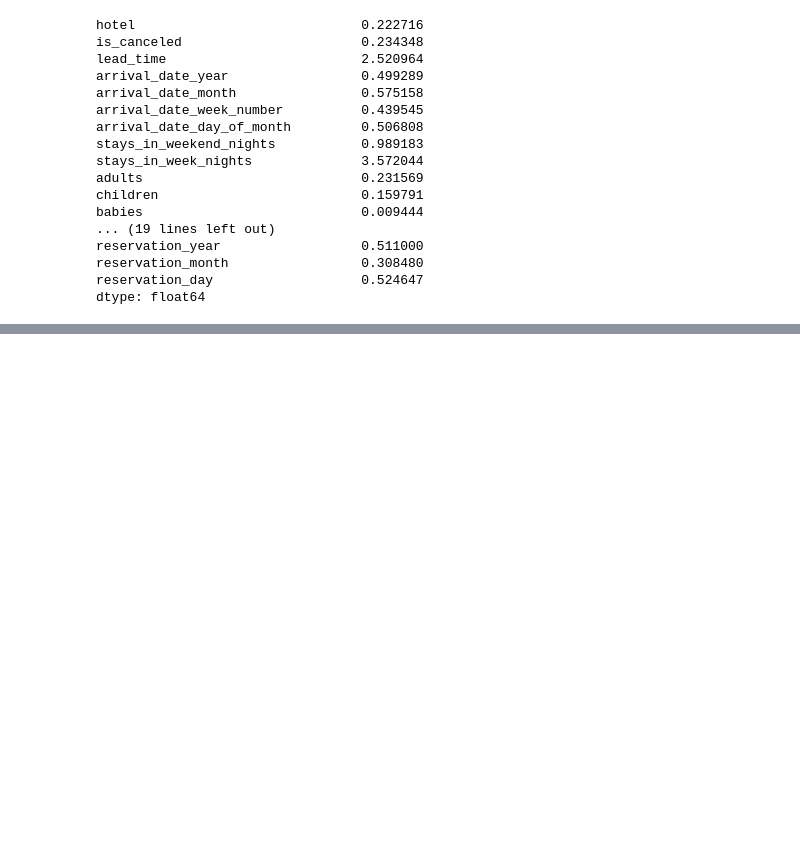
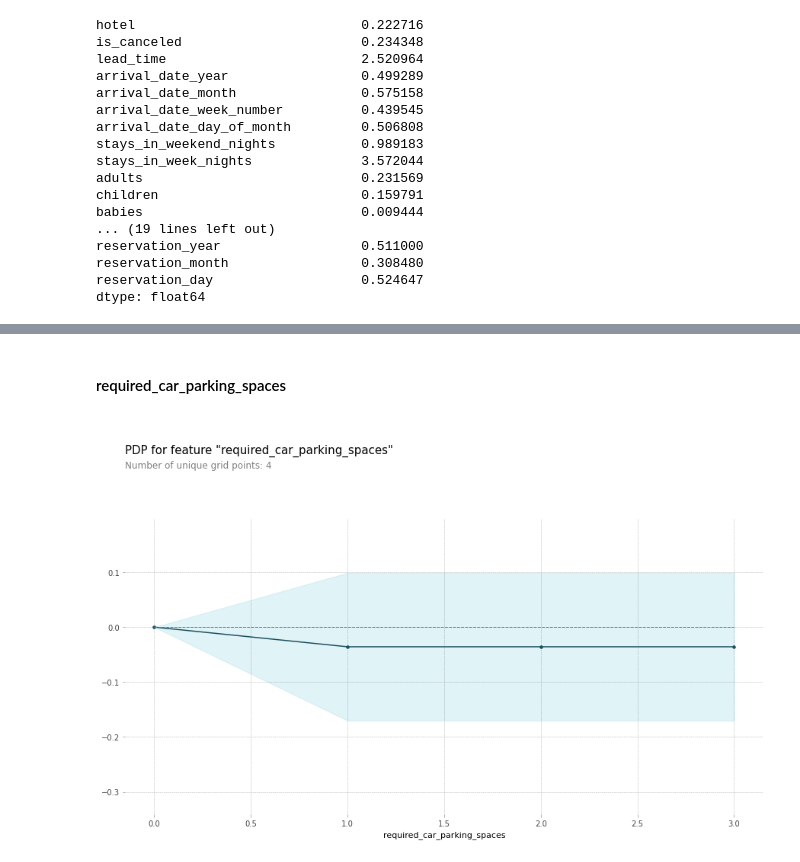
Before and after one commit to wonawonana/cauBigData_HotelBooking, a Jupyter notebook: HotelfirstModel.ipynb, the cells around one changed output, grey strips where cells are left out. Saved outputs shown, nothing was run; the diff lists cells and outputs as text; code cells hidden in the pictures; blank space fills up the shorter version.

```diff
--- a/HotelfirstModel.ipynb
+++ b/HotelfirstModel.ipynb
@@ -422,0 +527,8 @@ models.sort_values(by = 'Score', ascending = False)
+# %% [markdown]
+#### required_car_parking_spaces
+# %%
+feature = 'required_car_parking_spaces'
+pdp_dist = pdp.pdp_isolate(model=model, dataset=X_train, model_features=features, feature=feature, num_grid_points=10000)
+pdp.pdp_plot(pdp_dist, feature);
+# %% [output]
+[figure, added]
```
Also changed, not shown: parts of 57 cells of this notebook.
